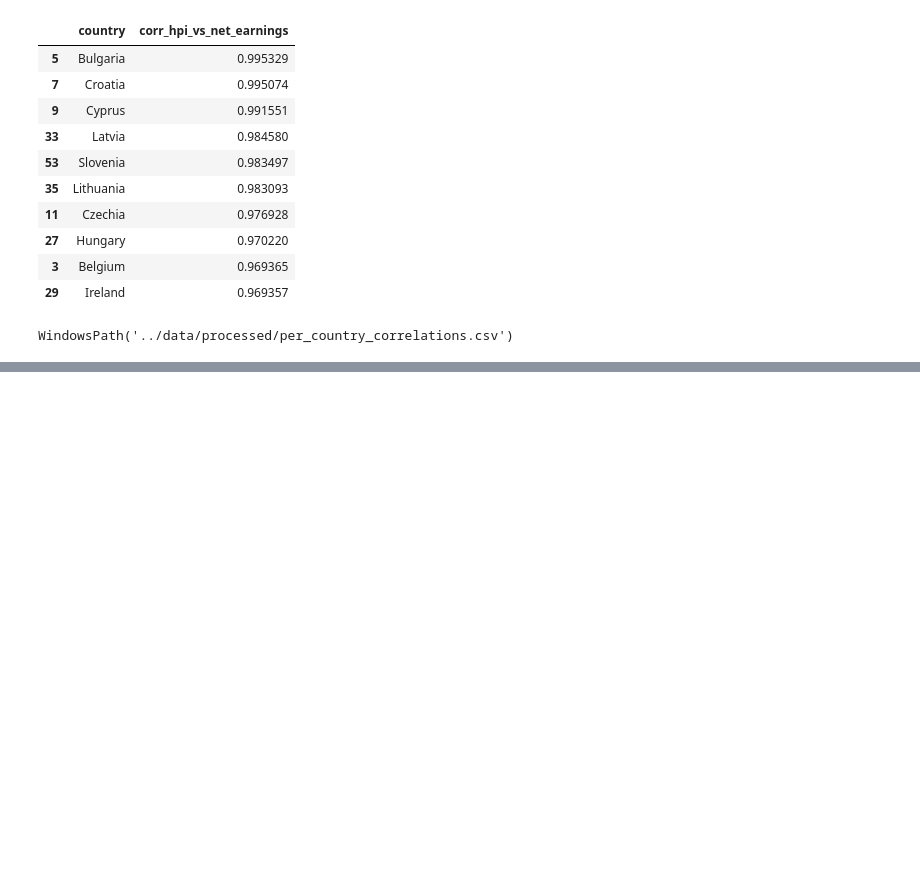
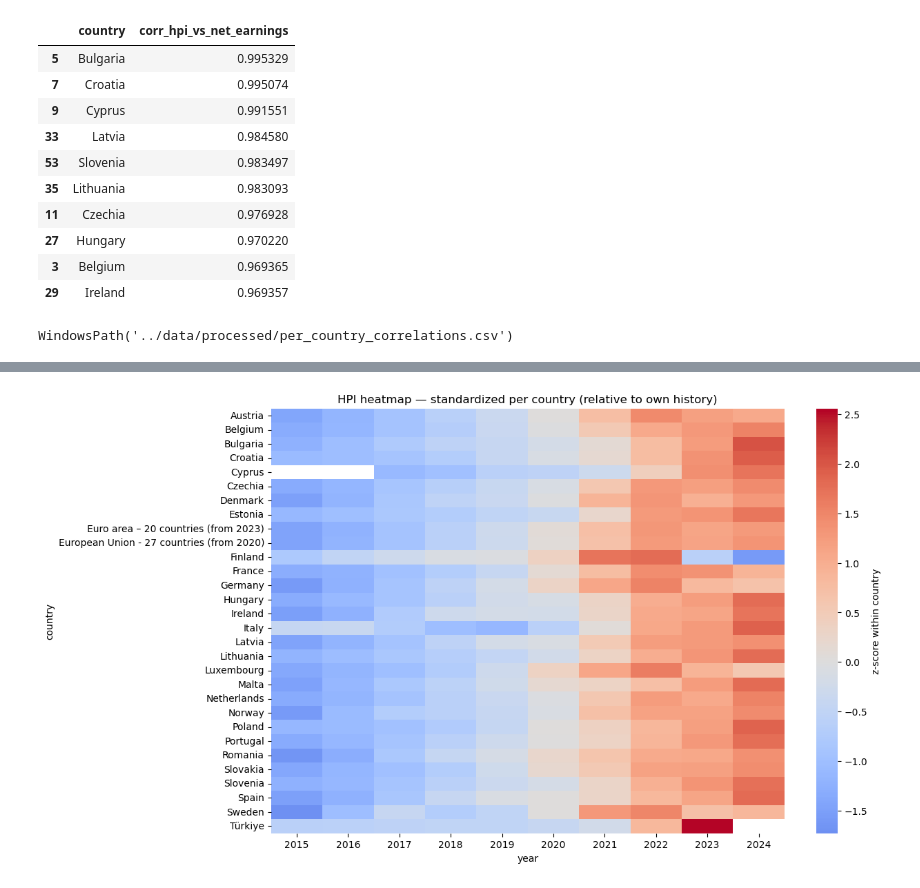
Before and after one commit to YordanBahchevanov/europe-housing-trends, a Jupyter notebook: notebooks/01_exploration.ipynb, the cells around one changed output, grey strips where cells are left out. Saved outputs shown, nothing was run; the diff lists cells and outputs as text; code cells hidden in the pictures; blank space fills up the shorter version.

```diff
--- a/notebooks/01_exploration.ipynb
+++ b/notebooks/01_exploration.ipynb
@@ -404,0 +548,9 @@ WindowsPath('../data/processed/per_country_correlations.csv')
+# %%
+p_z = p.apply(lambda s: (s - s.mean()) / s.std(ddof=0), axis=1)
+
+plt.figure(figsize=(12,8))
+sns.heatmap(p_z, cmap="coolwarm", center=0, cbar_kws={"label":"z-score within country"})
+plt.title("HPI heatmap — standardized per country (relative to own history)")
+plt.show()
+# %% [output]
+[figure, added]
```
Also changed, not shown: parts of 10 cells of this notebook, 5 other files.
